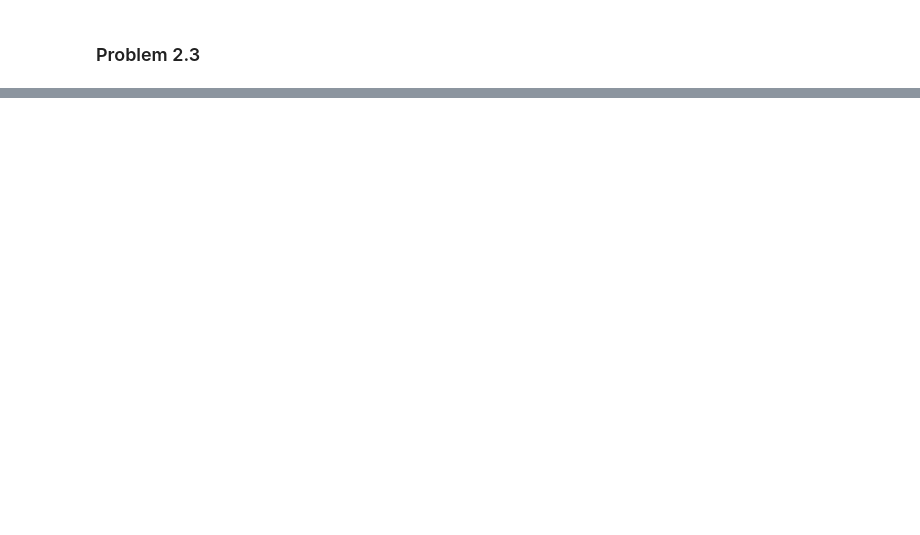
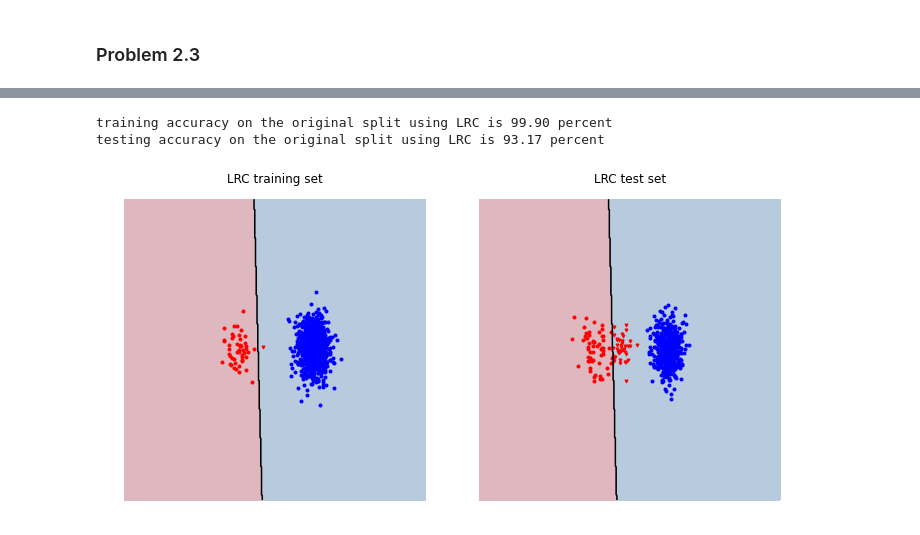
Before and after one commit to matteo8p/cs370, a Jupyter notebook: homework07/homework07_caleb.ipynb, the cells around one changed output, grey strips where cells are left out. Cells and saved outputs as stored; diff of their text form; code cells hidden in the pictures; blank space fills up the shorter version.

```diff
--- a/homework07/homework07_caleb.ipynb
+++ b/homework07/homework07_caleb.ipynb
@@ -107,3 +202,9 @@ Downloaded file imbalanced.pickle
 # %%
 with open(imbalanced_file_name, 'rb') as file:
     imbalanced_data = pickle.load(file)
+# %%
+experiment(imbalanced_data, LogisticRegression(), 'LRC')
+# %% [output]
+training accuracy on the original split using LRC is 99.90 percent
+testing accuracy on the original split using LRC is 93.17 percent
+[figure, added]
```
Also changed, not shown: parts of 10 cells of this notebook, 2 other files.
